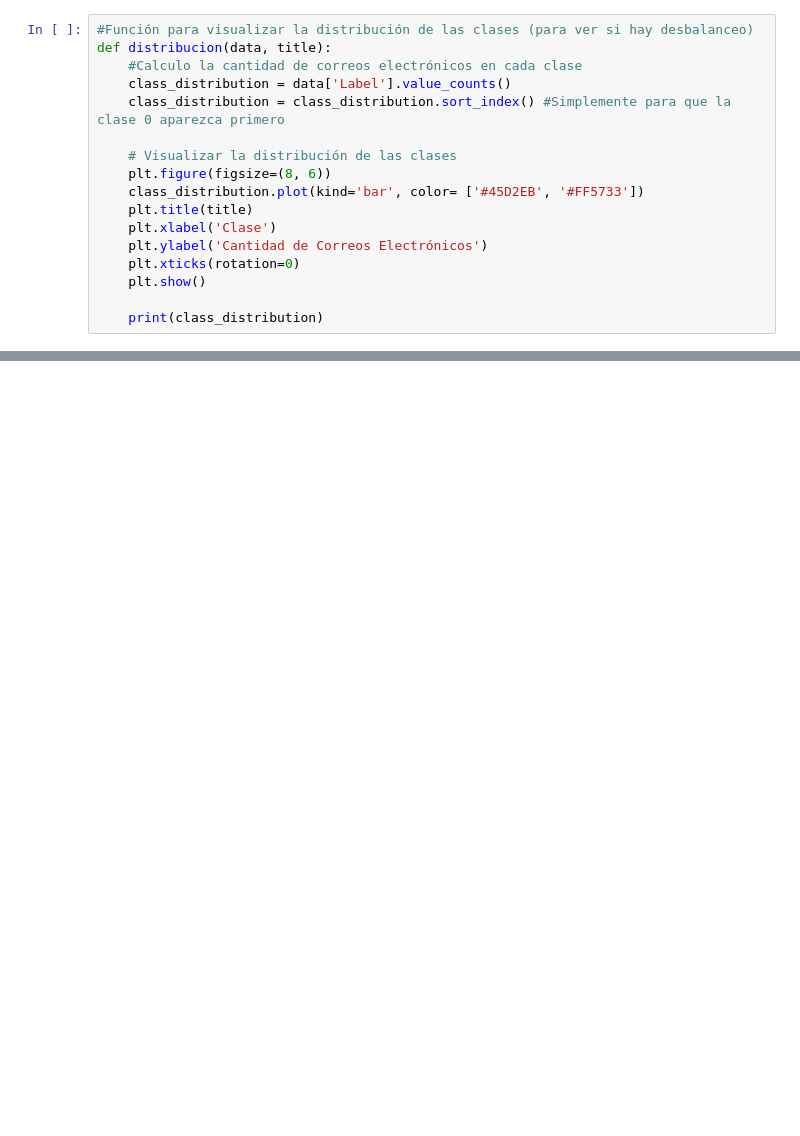
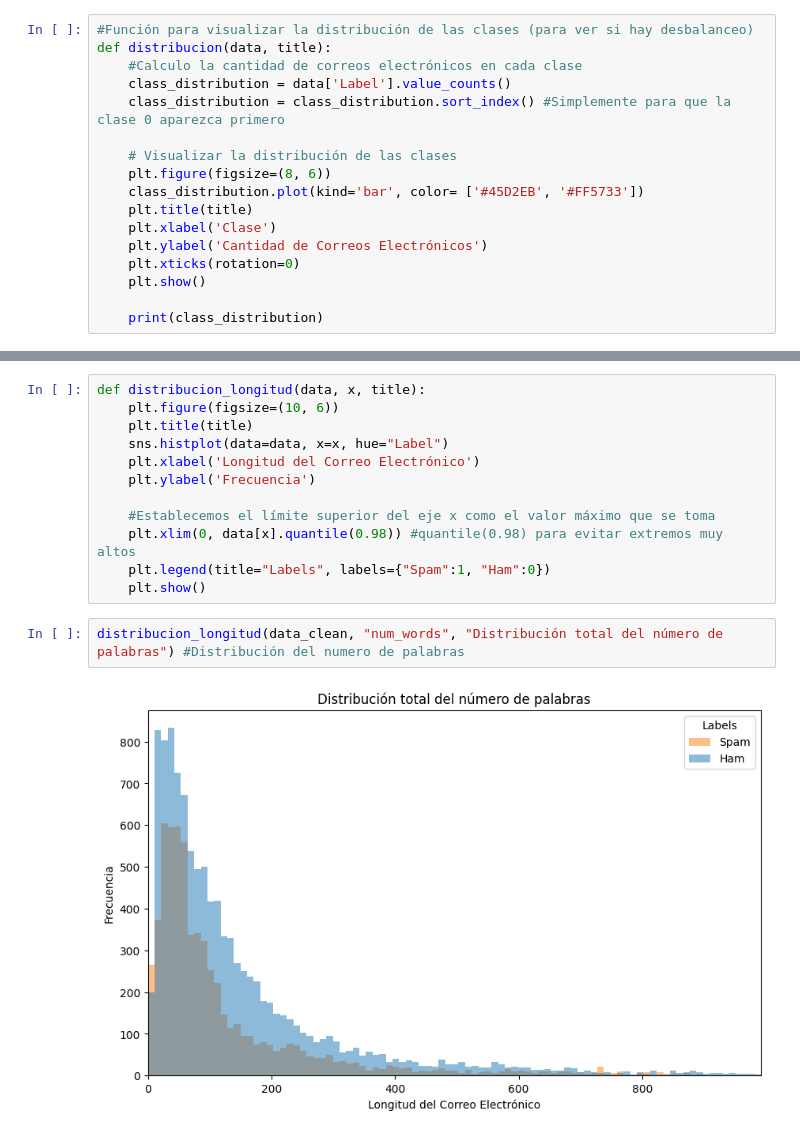
Before and after one commit to monicacg1111/TFG, a Jupyter notebook: Visualizacion.ipynb, the cells around one changed output, grey strips where cells are left out. Drawn from its saved outputs; the diff is of its cells as text; blank space fills up the shorter version.

```diff
--- a/Visualizacion.ipynb
+++ b/Visualizacion.ipynb
@@ -171,0 +396,16 @@ Para hacer un estudio de las nuevas características (palabras), vamos a visuali
+# %%
+def distribucion_longitud(data, x, title):
+    plt.figure(figsize=(10, 6))
+    plt.title(title)
+    sns.histplot(data=data, x=x, hue="Label")
+    plt.xlabel('Longitud del Correo Electrónico')
+    plt.ylabel('Frecuencia')
+
+    #Establecemos el límite superior del eje x como el valor máximo que se toma
+    plt.xlim(0, data[x].quantile(0.98)) #quantile(0.98) para evitar extremos muy altos
+    plt.legend(title="Labels", labels={"Spam":1, "Ham":0})
+    plt.show()
+# %%
+distribucion_longitud(data_clean, "num_words", "Distribución total del número de palabras") #Distribución del numero de palabras
+# %% [output]
+[figure, added]
```
Also changed, not shown: parts of 68 cells of this notebook, 1 other file.
